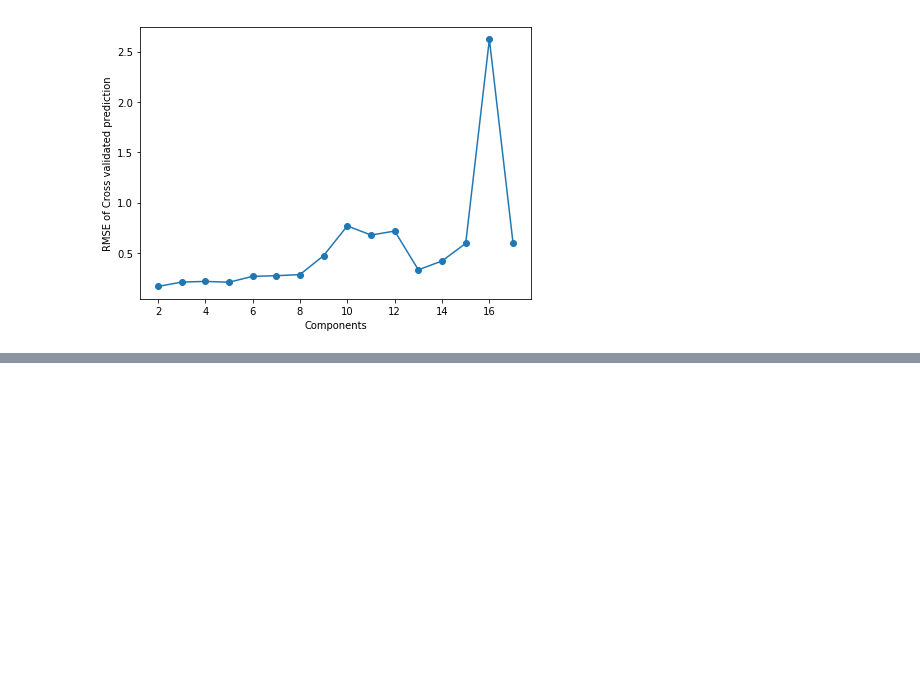
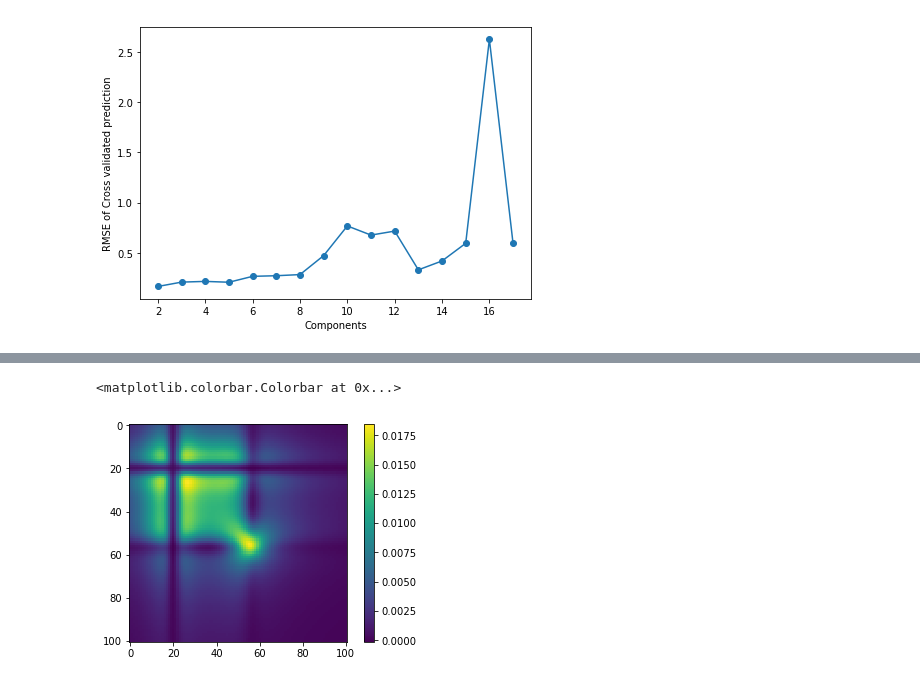
Before and after one commit to JCardenasRdz/Insight-Health-Data-Science, a Jupyter notebook: Demo.ipynb, the cells around one changed output, grey strips where cells are left out. Saved outputs shown, nothing was run; the diff lists cells and outputs as text; code cells hidden in the pictures; blank space fills up the shorter version.

```diff
--- a/Demo.ipynb
+++ b/Demo.ipynb
@@ -91,0 +108,6 @@ plt.ylabel('RMSE of Cross validated prediction')
+# %%
+plt.imshow(np.cov(X_predictors.T))
+plt.colorbar()
+# %% [output]
+<matplotlib.colorbar.Colorbar at 0x...>
+[figure, added]
```
Also changed, not shown: parts of 1 cell of this notebook, 2 other files.
